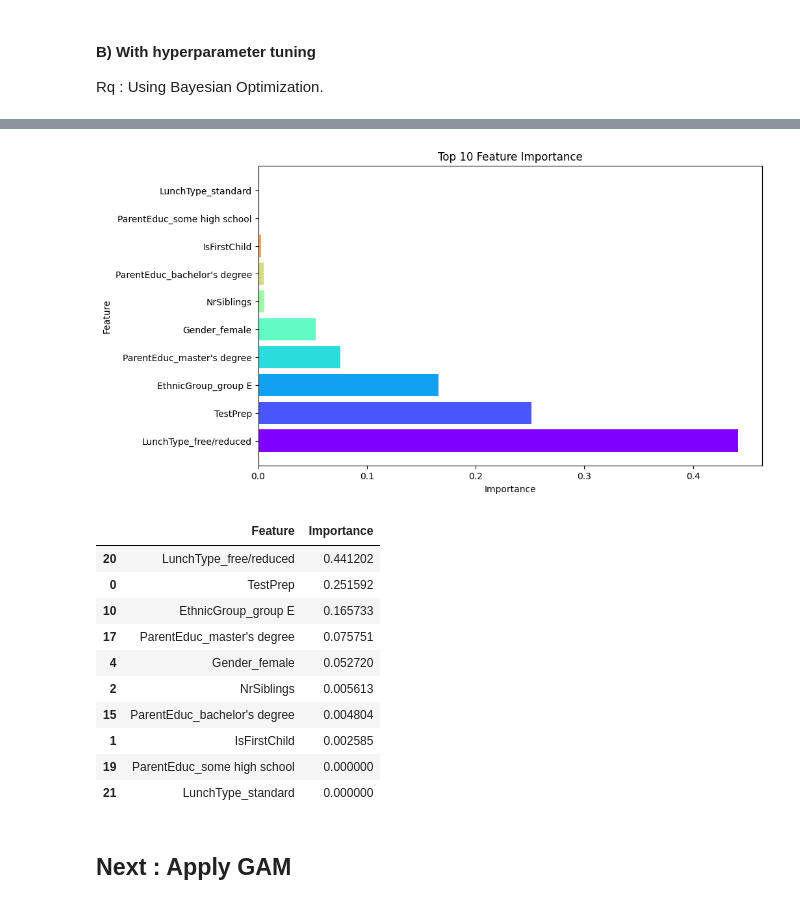
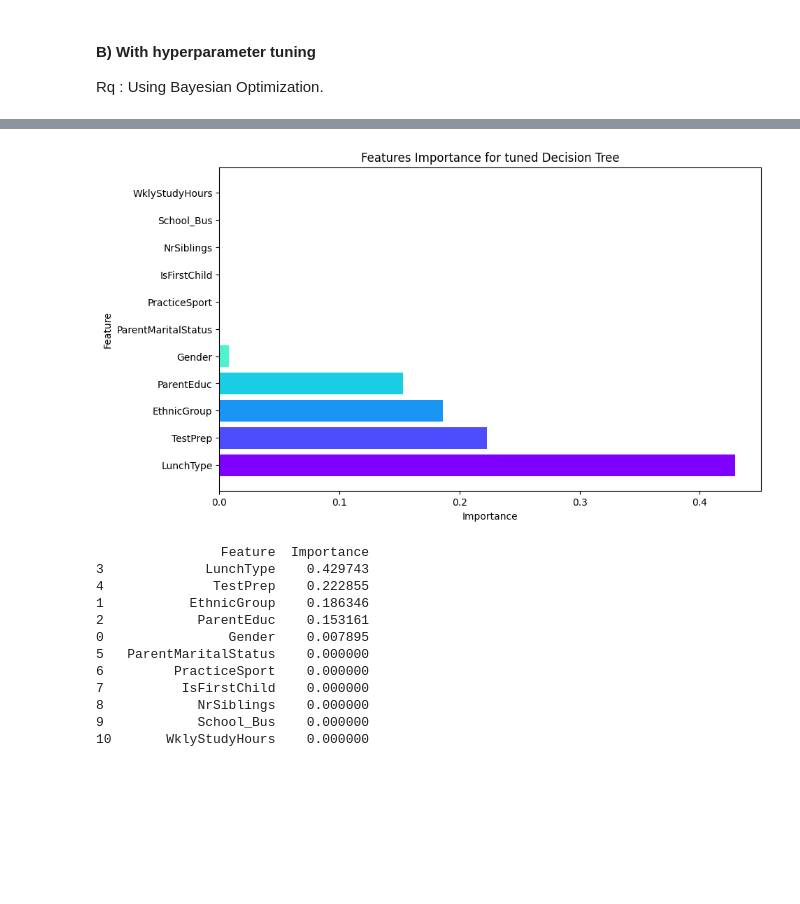
Before and after one commit to ChrisTho23/fairness-and-explainability, a Jupyter notebook: Whitebox/main.ipynb, the cells around one changed output, grey strips where cells are left out. Cells and saved outputs as stored; diff of their text form; code cells hidden in the pictures; blank space fills up the shorter version.

```diff
--- a/Whitebox/main.ipynb
+++ b/Whitebox/main.ipynb
@@ -97,4 +136,30 @@ df_whitebox_results = pd.concat([df_whitebox_results, results_df_logistic], igno
 ## 02 - Decision Tree
 # %% [markdown]
 #### A) Without hyperparameter tuning
+# %%
+# Loading the dataset
+df = pd.read_csv('Dataset/df_processed.csv')
+
+# Convert columns into numerical categorical features
+df['Gender'] = df['Gender'].map({'female': 0, 'male': 1})
+df['EthnicGroup'], ethnic_mapping = pd.factorize(df['EthnicGroup'])
+ethnic_group_mapping_dict = dict(enumerate(ethnic_mapping))
+df['ParentEduc'], parentEduc_mapping = pd.factorize(df['ParentEduc'])
+parentEduc_mapping_dict = dict(enumerate(parentEduc_mapping))
+df['LunchType'], lunchType_mapping = pd.factorize(df['LunchType'])
+lunchType_mapping_dict = dict(enumerate(lunchType_mapping))
+df['ParentMaritalStatus'], parentMaritalStatus_mapping = pd.factorize(df['ParentMaritalStatus'])
+parentMaritalStatus_mapping_dict = dict(enumerate(parentMaritalStatus_mapping))
+df['PracticeSport'], practiceSport_mapping = pd.factorize(df['PracticeSport'])
+practiceSport_mapping_dict = dict(enumerate(practiceSport_mapping))
+df['WklyStudyHours'], wklyStudyHours_mapping = pd.factorize(df['WklyStudyHours'])
+wklyStudyHours_mapping_dict = dict(enumerate(wklyStudyHours_mapping))
+
+# Split the dataset
+X = df.drop('Grade', axis=1).copy()
+y = df['Grade'].copy()
+
+# Create train, test, and validation data
+X_train, X_temp, y_train, y_temp = train_test_split(X, y, test_size=0.3, random_state=42)
+X_val, X_test, y_val, y_test = train_test_split(X_temp, y_temp, test_size=0.5, random_state=42)
 # %%
@@ -232,35 +298,31 @@ plt.show()
 # %%
 # Get feature importances from the best_decision_tree model
 feature_importances = best_decision_tree.feature_importances_
 importance_df = pd.DataFrame({'Feature': X_train.columns, 'Importance': feature_importances})
 importance_df = importance_df.sort_values(by='Importance', ascending=False)
 
-# Select the top 10 most important features
-top_10_importance_df = importance_df.head(10)
-
 # Plot the feature importances for the top 10 features
-colors = cm.rainbow(np.linspace(0, 1, len(top_10_importance_df)))
+colors = cm.rainbow(np.linspace(0, 1, len(importance_df)))
 plt.figure(figsize=(10, 6))
-plt.barh(top_10_importance_df['Feature'], top_10_importance_df['Importance'], color=colors)
+plt.barh(importance_df['Feature'], importance_df['Importance'], color=colors)
 plt.xlabel('Importance')
 plt.ylabel('Feature')
-plt.title('Top 10 Feature Importance')
+plt.title('Features Importance for tuned Decision Tree')
 plt.show()
+
+# Print top features dataframe
+print(importance_df)
 # %% [output]
-[figure, old version]
+[figure, new version]
+                Feature  Importance
+3             LunchType    0.429743
+4              TestPrep    0.222855
+1           EthnicGroup    0.186346
+2            ParentEduc    0.153161
+0                Gender    0.007895
+5   ParentMaritalStatus    0.000000
+6         PracticeSport    0.000000
+7          IsFirstChild    0.000000
+8            NrSiblings    0.000000
+9            School_Bus    0.000000
+10       WklyStudyHours    0.000000
-# %%
-top_10_importance_df
-# %% [output]
-|  | Feature | Importance |
-| 20 | LunchType_free/reduced | 0.441202 |
-| 0 | TestPrep | 0.251592 |
-| 10 | EthnicGroup_group E | 0.165733 |
-| 17 | ParentEduc_master's degree | 0.075751 |
-| 4 | Gender_female | 0.052720 |
-| 2 | NrSiblings | 0.005613 |
-| 15 | ParentEduc_bachelor's degree | 0.004804 |
-| 1 | IsFirstChild | 0.002585 |
-| 19 | ParentEduc_some high school | 0.000000 |
-| 21 | LunchType_standard | 0.000000 |
-# %% [markdown]
-## Next : Apply GAM
```
Also changed, not shown: parts of 38 cells of this notebook.
